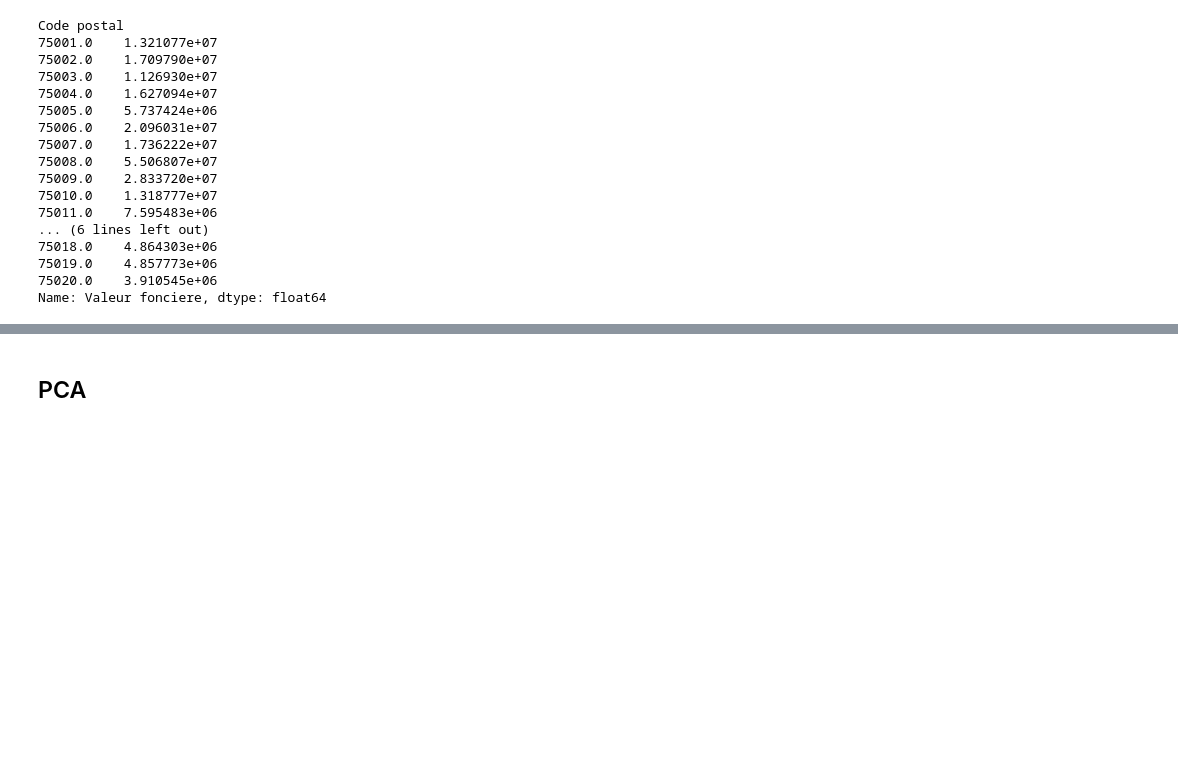
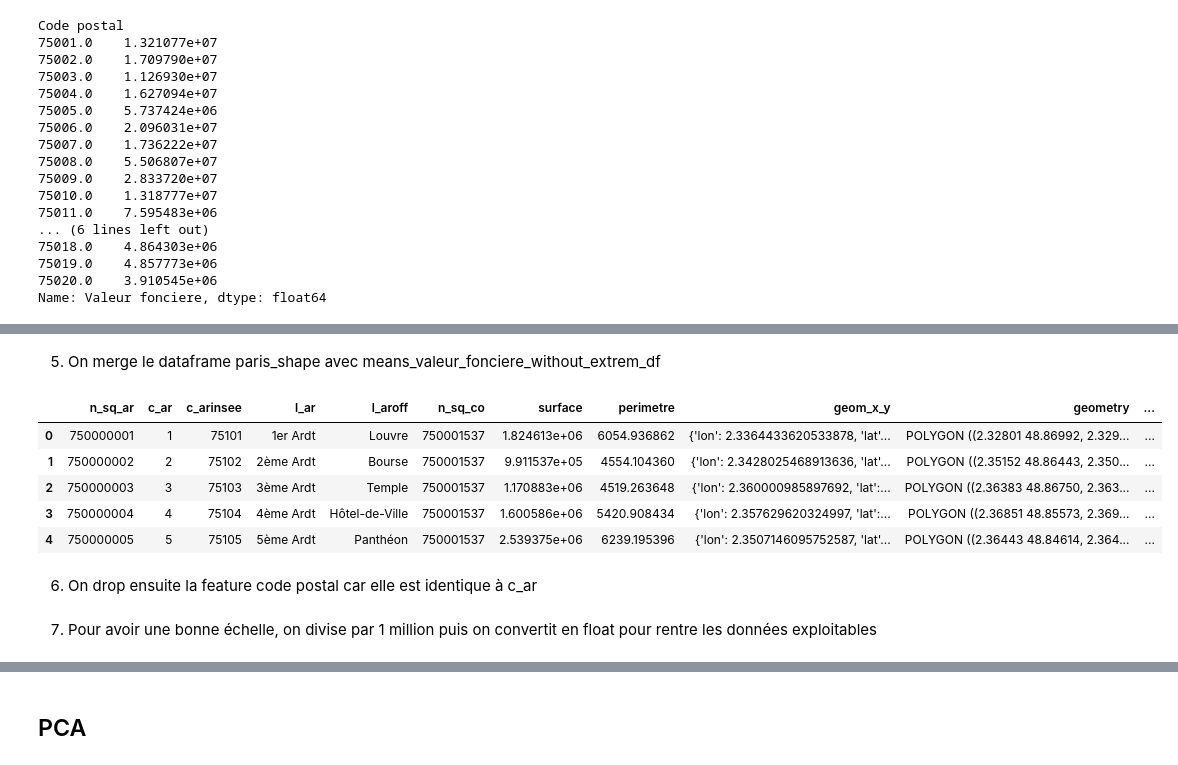
Before and after one commit to Skrinox/Analyses_des_Donnees_DVF, a Jupyter notebook: Analyses_DVF.ipynb, the cells around one changed output, grey strips where cells are left out. Drawn from its saved outputs; the diff is of its cells as text; code cells hidden in the pictures; blank space fills up the shorter version.

```diff
--- a/Analyses_DVF.ipynb
+++ b/Analyses_DVF.ipynb
@@ -387,0 +404,17 @@ paris_shape.plot()
+# %%
+paris_shape['c_ar'] = paris_shape['c_ar'].astype(int)
+paris_shape = paris_shape.sort_values(by='c_ar')
+# %% [markdown]
+5. On merge le dataframe paris_shape avec means_valeur_fonciere_without_extrem_df
+# %%
+paris_shape = paris_shape.merge(means_valeur_fonciere_without_extrem_df, left_on='c_ar', right_on='Code postal', how='left')
+paris_shape.head()
+# %% [output]
+|  | n_sq_ar | c_ar | c_arinsee | l_ar | l_aroff | n_sq_co | surface | perimetre | geom_x_y | geometry | ... |
+| 0 | 750000001 | 1 | 75101 | 1er Ardt | Louvre | 750001537 | 1.824613e+06 | 6054.936862 | {'lon': 2.3364433620533878, 'lat'... | POLYGON ((2.32801 48.86992, 2.329... | ... |
+| 1 | 750000002 | 2 | 75102 | 2ème Ardt | Bourse | 750001537 | 9.911537e+05 | 4554.104360 | {'lon': 2.3428025468913636, 'lat'... | POLYGON ((2.35152 48.86443, 2.350... | ... |
+| 2 | 750000003 | 3 | 75103 | 3ème Ardt | Temple | 750001537 | 1.170883e+06 | 4519.263648 | {'lon': 2.360000985897692, 'lat':... | POLYGON ((2.36383 48.86750, 2.363... | ... |
+| 3 | 750000004 | 4 | 75104 | 4ème Ardt | Hôtel-de-Ville | 750001537 | 1.600586e+06 | 5420.908434 | {'lon': 2.357629620324997, 'lat':... | POLYGON ((2.36851 48.85573, 2.369... | ... |
+| 4 | 750000005 | 5 | 75105 | 5ème Ardt | Panthéon | 750001537 | 2.539375e+06 | 6239.195396 | {'lon': 2.3507146095752587, 'lat'... | POLYGON ((2.36443 48.84614, 2.364... | ... |
+# %% [markdown]
+6. On drop ensuite la feature code postal car elle est identique à c_ar
@@ -387,0 +423,2 @@ paris_shape.plot()
+# %% [markdown]
+7. Pour avoir une bonne échelle, on divise par 1 million puis on convertit en float pour rentre les données exploitables
```
Also changed, not shown: parts of 23 cells of this notebook, 1 other file.
